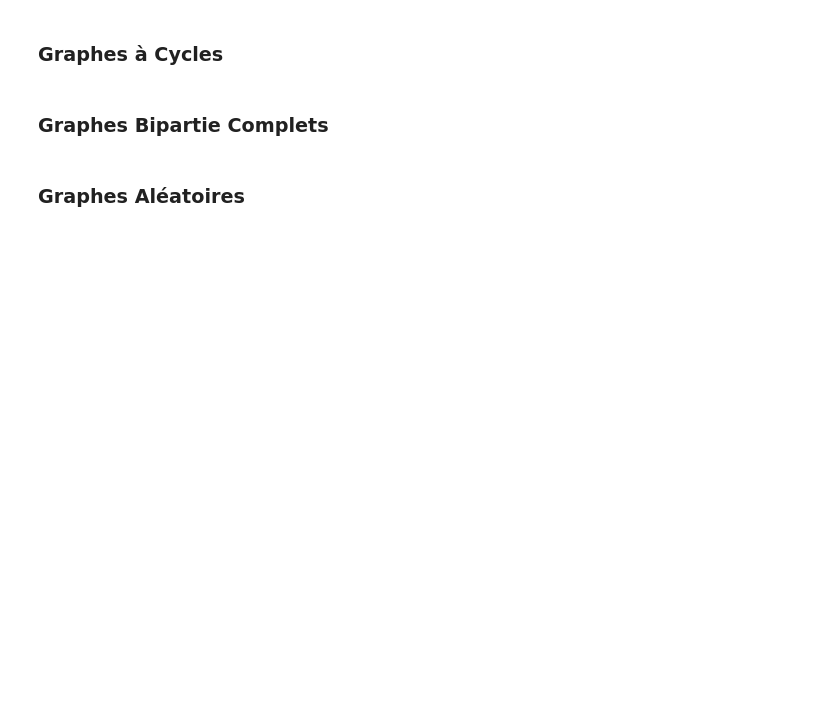
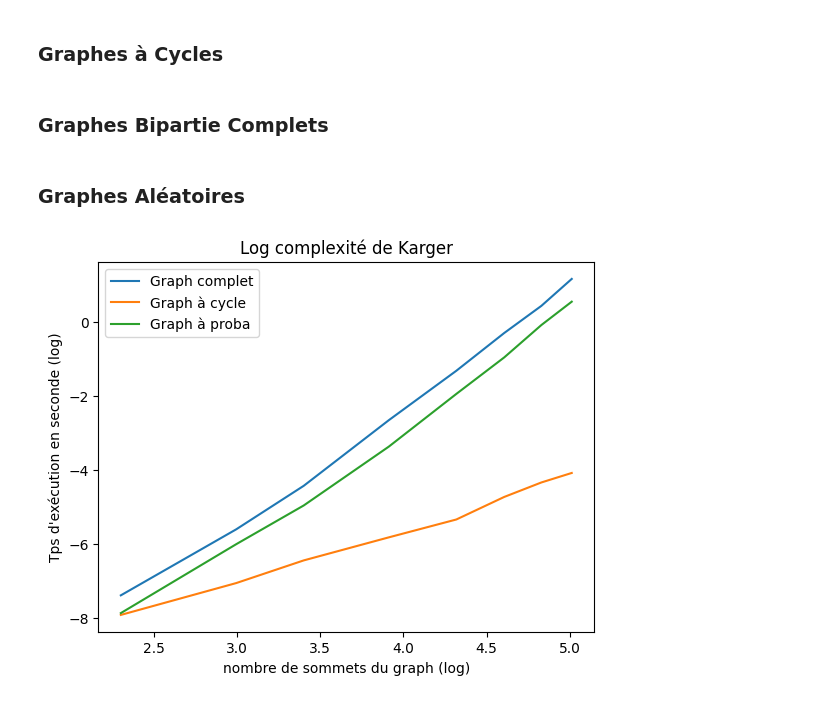
Before and after one commit to RoxaneC/M1-COMPLEX-Projet, a Jupyter notebook: Projet_COMPLEX.ipynb, the cells around one changed output. Cells and saved outputs as stored; diff of their text form; code cells hidden in the pictures; blank space fills up the shorter version.

```diff
--- a/Projet_COMPLEX.ipynb
+++ b/Projet_COMPLEX.ipynb
@@ -386,7 +387,6 @@ def karger2(g):
 # %% [markdown]
 ### Graphes Complets
 # %%
-#grapheComplet
 def grapheComplet(taille):
     g = dict()
     #la liste de tous les sommets
@@ -406,7 +406,7 @@ def grapheComplet(taille):
 
 # test
 tps_complet_karger2 = []
-N = [10,20,50,100,250,500,1000]
+N = [10,20,30,50,75,100,125,150]
 
 for n in N:
     tps_N = []
@@ -430,7 +428,6 @@ KeyboardInterrupt:
 # %% [markdown]
 ### Graphes à Cycles
 # %%
-#Graphe avec cycle
 def grapheCycle(taille):
     g = dict()
     i = 1
@@ -446,7 +443,7 @@ def grapheCycle(taille):
     return g
 
 tps_cycle_karger2 = []
-N = [10,20,50,100,250,500,1000]
+N = [10,20,30,50,75,100,125,150]
 
 for n in N:
     tps_N = []
@@ -468,7 +465,6 @@ for n in N:
 # %% [markdown]
 ### Graphes Bipartie Complets
 # %%
-#Graphe bipartie complet
 def grapheBipartieComplet(taille): #taille doit être multiple de 2 sinon on prend taille+1 ; E1 = {sommet1, ..., sommetTaille/2}
                             #et E1 = {sommet_Taille/2+1, ..., sommetTaille}
     g = dict()
@@ -495,7 +491,7 @@ def grapheBipartieComplet(taille): #taille doit être multiple de 2 sinon on pre
     return g
 
 tps_biparti_karger2 = []
-N = [10,20,50,100,250,500,1000]
+N = [10,20,30,50,75,100,125,150]
 
 for n in N:
     tps_N = []
@@ -517,7 +513,6 @@ for n in N:
 # %% [markdown]
 ### Graphes Aléatoires
 # %%
-#graphe aleatoire
 def grapheAleatoire(taille):
     g = dict()
     i = 1
@@ -539,7 +534,7 @@ def grapheAleatoire(taille):
     return g
 
 tps_alea_karger2 = []
-N = [10,20,50,100,250,500,1000]
+N = [10,20,30,50,75,100,125,150]
 
 for n in N:
     tps_N = []
@@ -561,12 +556,14 @@ for n in N:
 # %%
 # Visualisation plus pratique
 plt.figure()
 plt.title('Log complexité de Karger')
 plt.xlabel('nombre de sommets du graph (log)')
 plt.ylabel('Tps d\'exécution en seconde (log)')
 plt.plot(np.log(N), np.log(tps_complet_karger2), label='Graph complet')
 plt.plot(np.log(N), np.log(tps_cycle_karger2), label='Graph à cycle')
-plt.plot(np.log(N), np.log(tps_biparti_karger2), label='Graph à cycle')
+#plt.plot(np.log(N), np.log(tps_biparti_karger2), label='Grap biparti complet')
 plt.plot(np.log(N), np.log(tps_alea_karger2), label='Graph à proba')
 plt.legend()
 plt.show()
+# %% [output]
+[figure, added]
```
Also changed, not shown: parts of 13 cells of this notebook, 2 other files.
